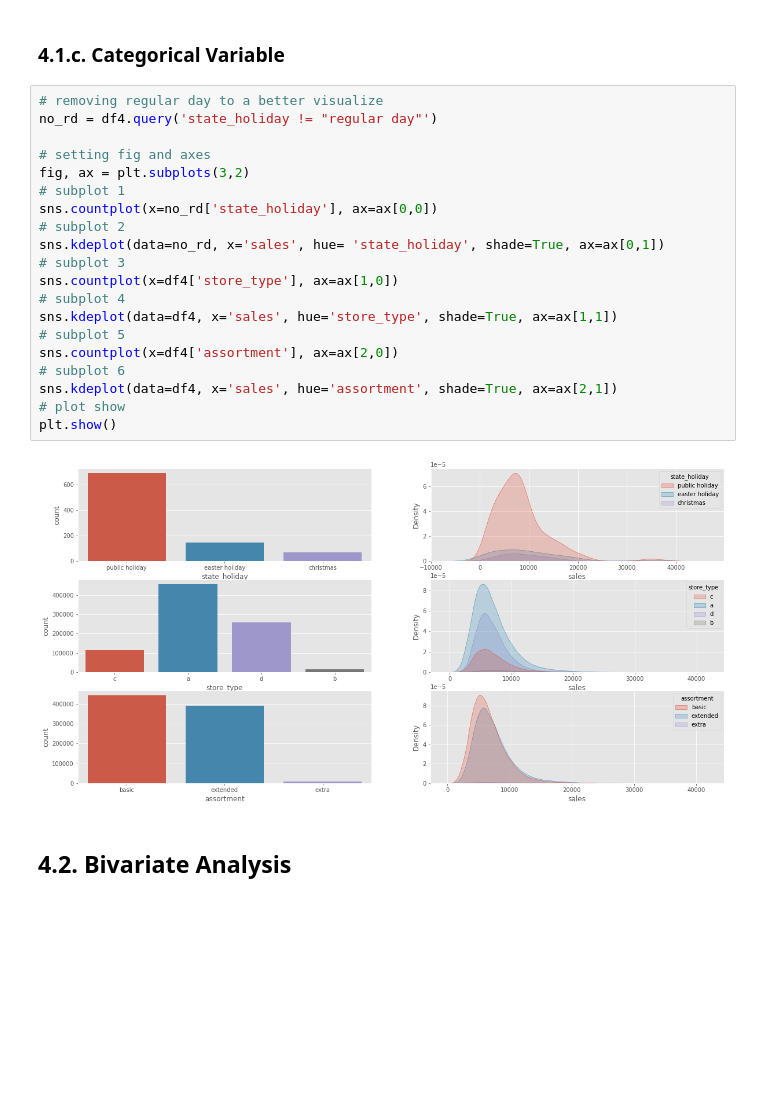
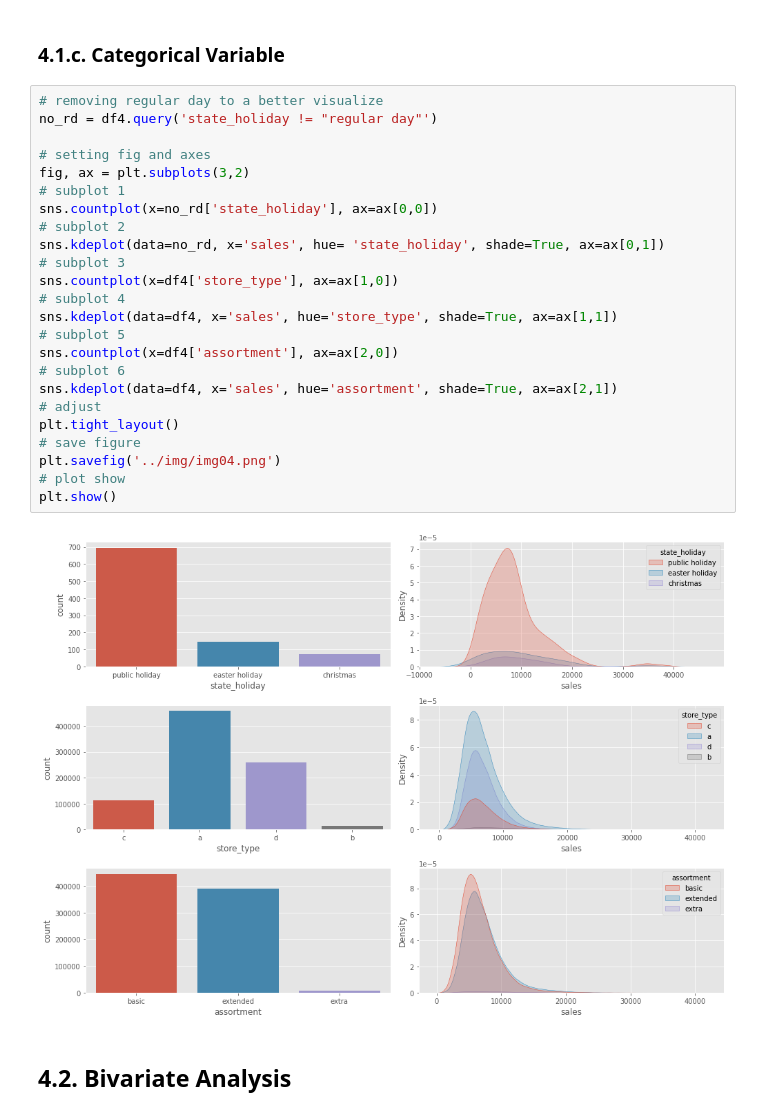
Before and after one commit to vfamim/Rossman-Sales, a Jupyter notebook: notebook/c01_01_Rossman.ipynb, the cells around one changed output. Drawn from its saved outputs; the diff is of its cells as text; blank space fills up the shorter version.

```diff
--- a/notebook/c01_01_Rossman.ipynb
+++ b/notebook/c01_01_Rossman.ipynb
@@ -579,25 +652,29 @@ Some observations:
 # %%
 # removing regular day to a better visualize
 no_rd = df4.query('state_holiday != "regular day"')
 
 # setting fig and axes
 fig, ax = plt.subplots(3,2)
 # subplot 1
 sns.countplot(x=no_rd['state_holiday'], ax=ax[0,0])
 # subplot 2
 sns.kdeplot(data=no_rd, x='sales', hue= 'state_holiday', shade=True, ax=ax[0,1])
 # subplot 3
 sns.countplot(x=df4['store_type'], ax=ax[1,0])
 # subplot 4
 sns.kdeplot(data=df4, x='sales', hue='store_type', shade=True, ax=ax[1,1])
 # subplot 5
 sns.countplot(x=df4['assortment'], ax=ax[2,0])
 # subplot 6
 sns.kdeplot(data=df4, x='sales', hue='assortment', shade=True, ax=ax[2,1])
+# adjust
+plt.tight_layout()
+# save figure
+plt.savefig('../img/img04.png')
 # plot show
 plt.show()
 # %% [output]
-[figure, old version]
+[figure, new version]
 # %% [markdown]
 ## 4.2. Bivariate Analysis
 # %% [markdown]
```
Also changed, not shown: parts of 55 cells of this notebook, 10 other files.
